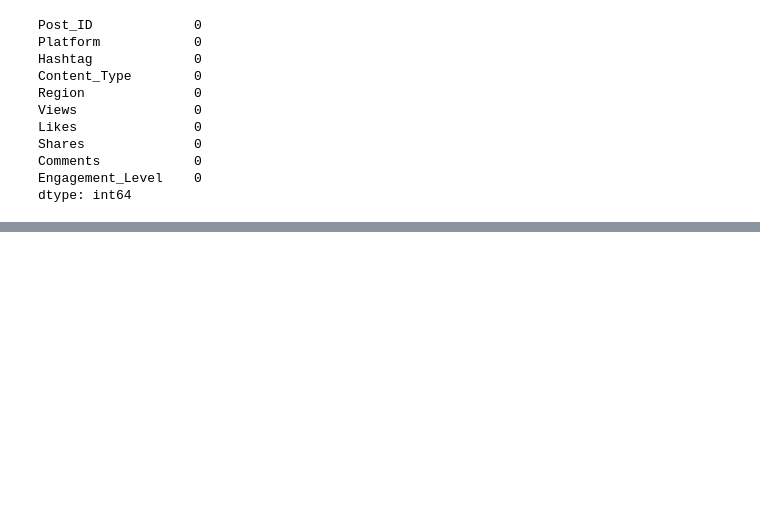
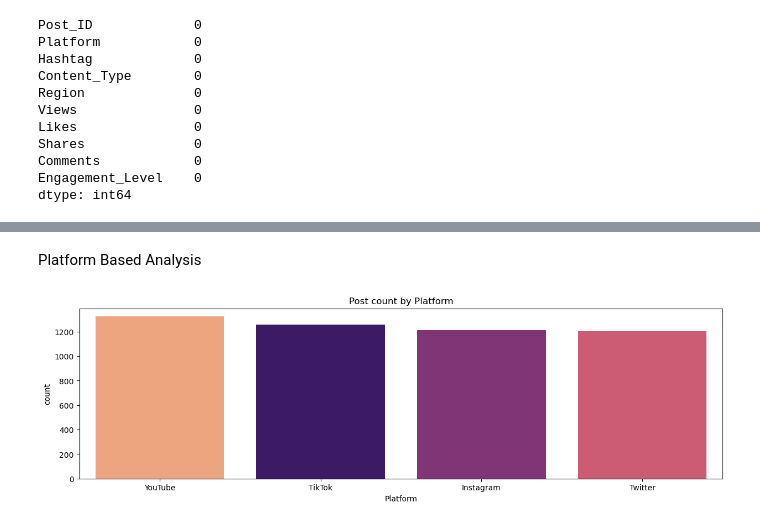
Before and after one commit to Lilian4me/Exploratory-Data-Analysis-EDA-, a Jupyter notebook: EDA.ipynb, the cells around one changed output, grey strips where cells are left out. Drawn from its saved outputs; the diff is of its cells as text; code cells hidden in the pictures; blank space fills up the shorter version.

```diff
--- a/EDA.ipynb
+++ b/EDA.ipynb
@@ -119,0 +232,13 @@ dtype: int64
+# %% [markdown]
+Platform Based Analysis
+# %%
+plt.figure(figsize =(15,4))
+#sns.countplot(data=data, x='Platform', palette="viridis", order=data['Platform'].value_counts().index)
+
+sns.countplot(data=data, x='Platform', hue='Platform', palette='magma',  legend=False, order=data['Platform'].value_counts().index)
+#sns.countplot(data=data, x='Platform', hue='Platform', palette='viridis',  legend=False, order=data['Platform'].value_counts().index)
+#sns.barplot(x='day', hue='day', y='total_bill', data=tips, edgecolor='k', palette=cmap, legend=False, ax=axs[1])
+plt.title('Post count by Platform')
+plt.show()
+# %% [output]
+[figure, added]
```
Also changed, not shown: parts of 27 cells of this notebook.
